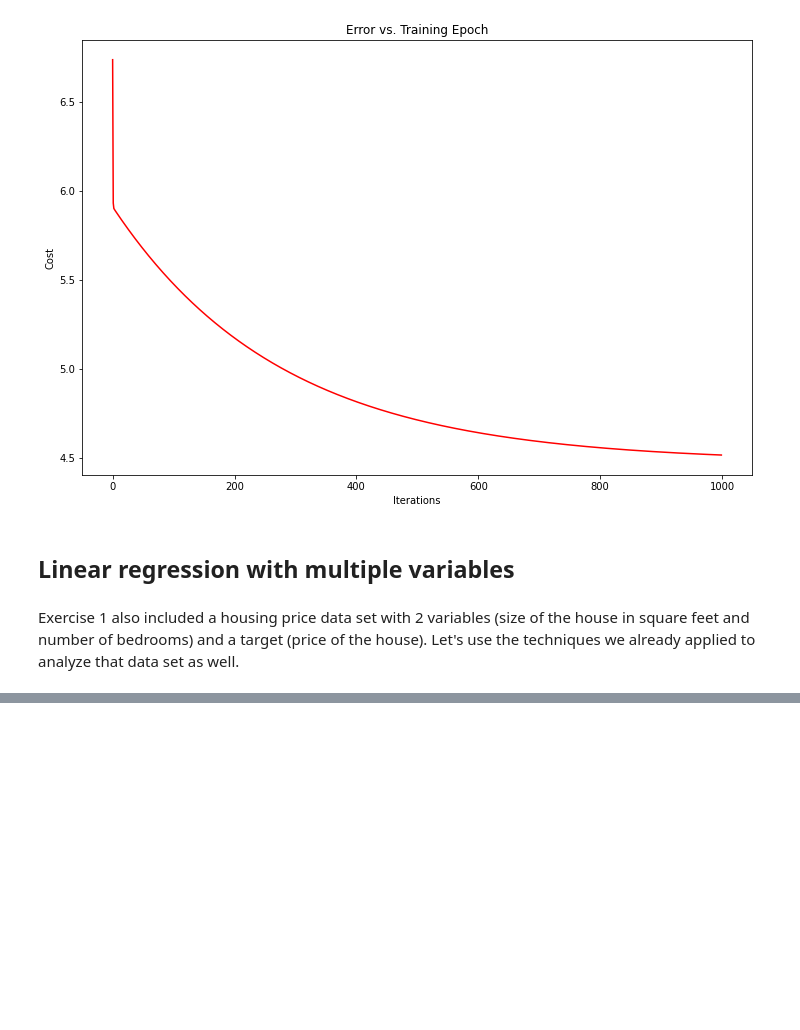
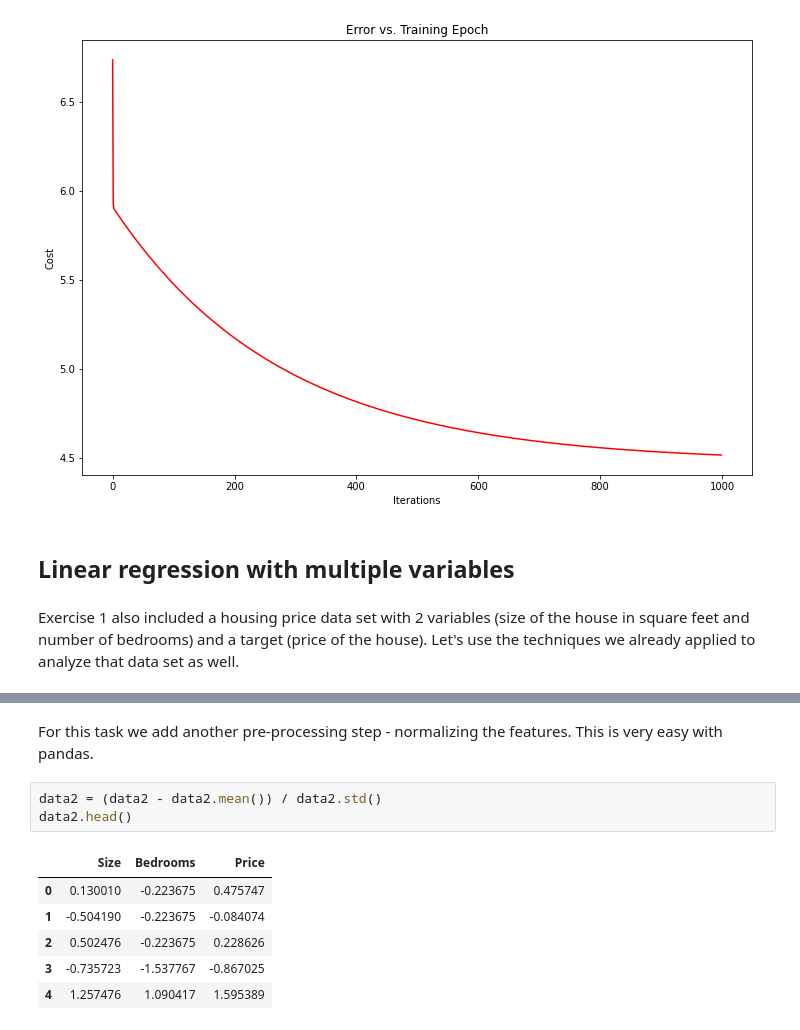
Before and after one commit to fidamuhammadkhan/Machine-Learning, a Jupyter notebook: Andrew_Linear_Regression_Exercise_1_By_Fida_Mohammad.ipynb, the cells around one changed output, grey strips where cells are left out. Drawn from its saved outputs; the diff is of its cells as text; blank space fills up the shorter version.

```diff
--- a/Andrew_Linear_Regression_Exercise_1_By_Fida_Mohammad.ipynb
+++ b/Andrew_Linear_Regression_Exercise_1_By_Fida_Mohammad.ipynb
@@ -201,0 +213,12 @@ Exercise 1 also included a housing price data set with 2 variables (size of the
+# %% [markdown]
+For this task we add another pre-processing step - normalizing the features.  This is very easy with pandas.
+# %%
+data2 = (data2 - data2.mean()) / data2.std()
+data2.head()
+# %% [output]
+|  | Size | Bedrooms | Price |
+| 0 | 0.130010 | -0.223675 | 0.475747 |
+| 1 | -0.504190 | -0.223675 | -0.084074 |
+| 2 | 0.502476 | -0.223675 | 0.228626 |
+| 3 | -0.735723 | -1.537767 | -0.867025 |
+| 4 | 1.257476 | 1.090417 | 1.595389 |
```
Also changed, not shown: parts of 10 cells of this notebook.
